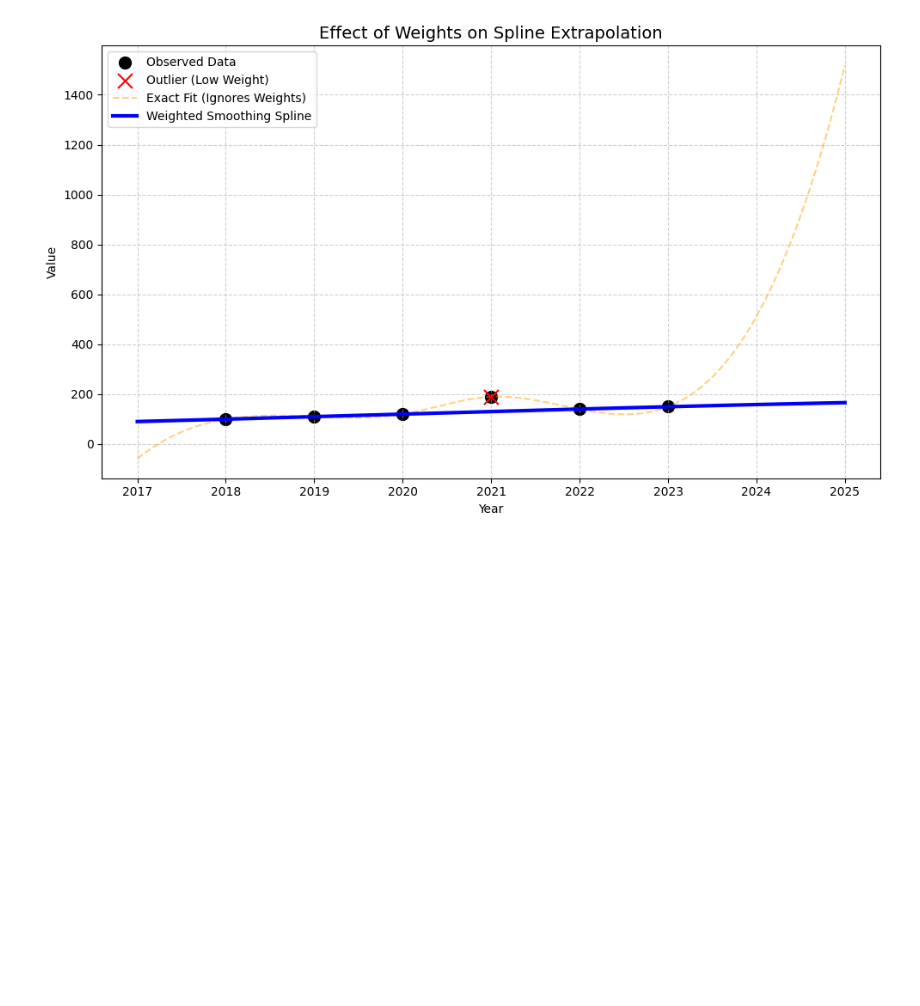
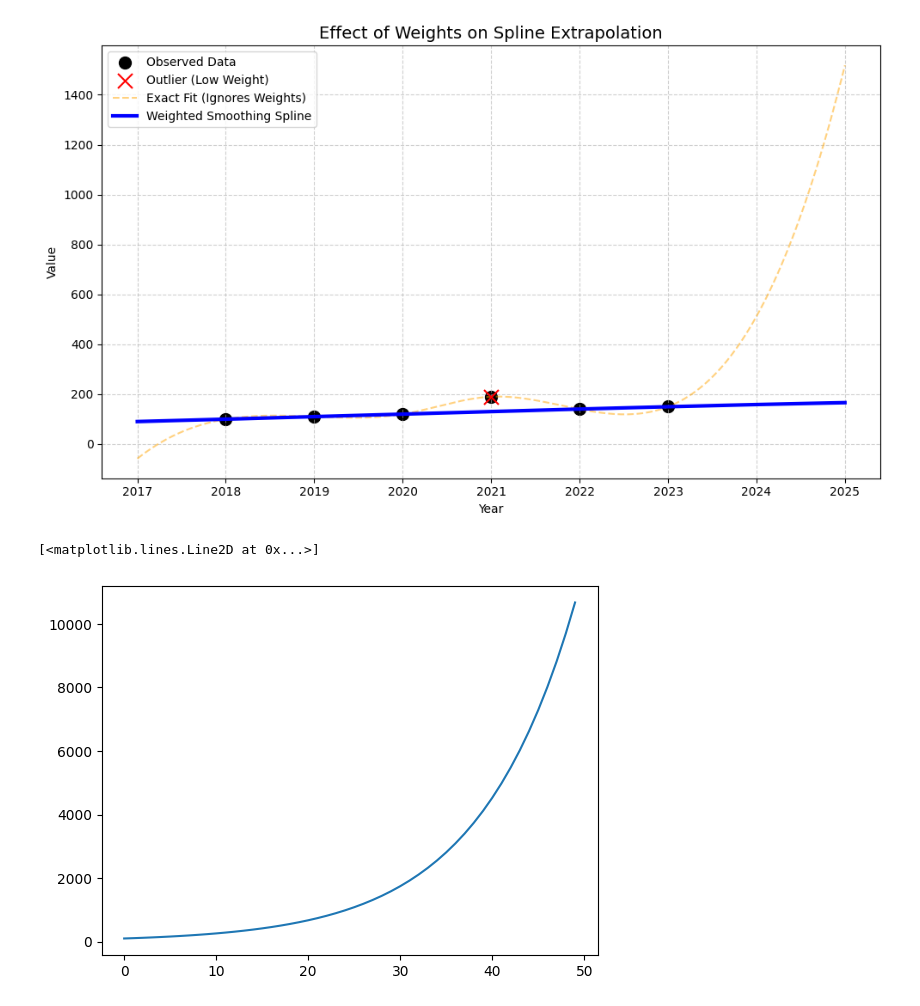
Before and after one commit to eniafou/onee, a Jupyter notebook: notebooks/analyse_9.ipynb, the cells around one changed output. Drawn from its saved outputs; the diff is of its cells as text; code cells hidden in the pictures; blank space fills up the shorter version.

```diff
--- a/notebooks/analyse_9.ipynb
+++ b/notebooks/analyse_9.ipynb
@@ -740,0 +743,11 @@ plt.show()
+# %%
+a = [100]
+gr = 0.1
+n = 50
+for i in range(n-1):
+    a.append(a[-1] *(1 + gr))
+
+plt.plot(a)
+# %% [output]
+[<matplotlib.lines.Line2D at 0x...>]
+[figure, added]
```
Also changed, not shown: parts of 1 cell of this notebook, 2 other files.
